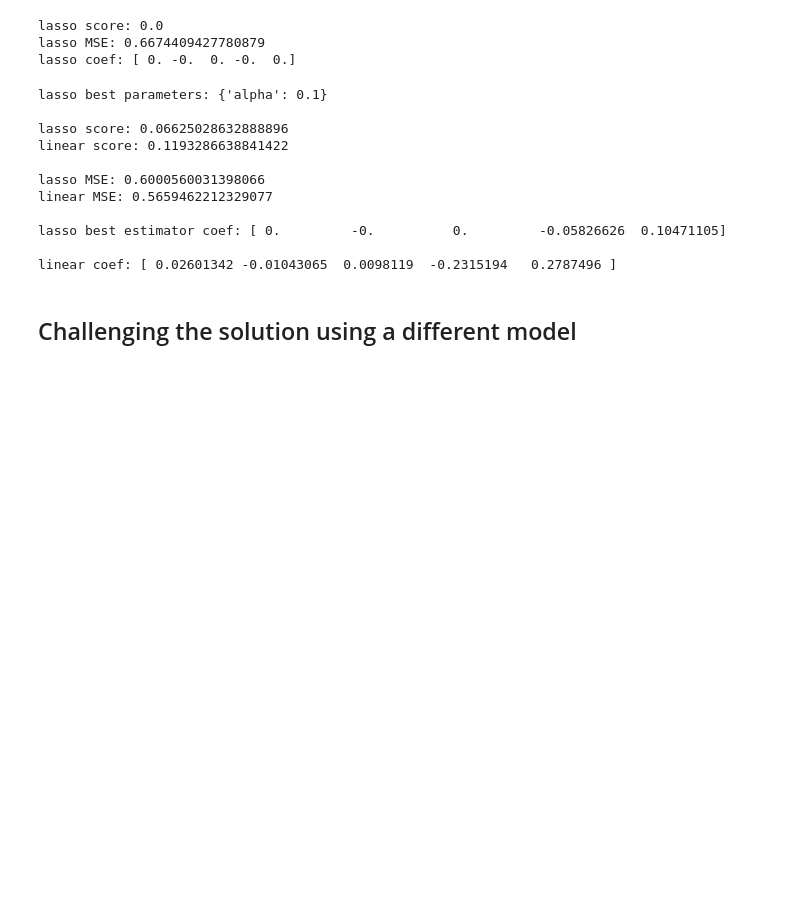
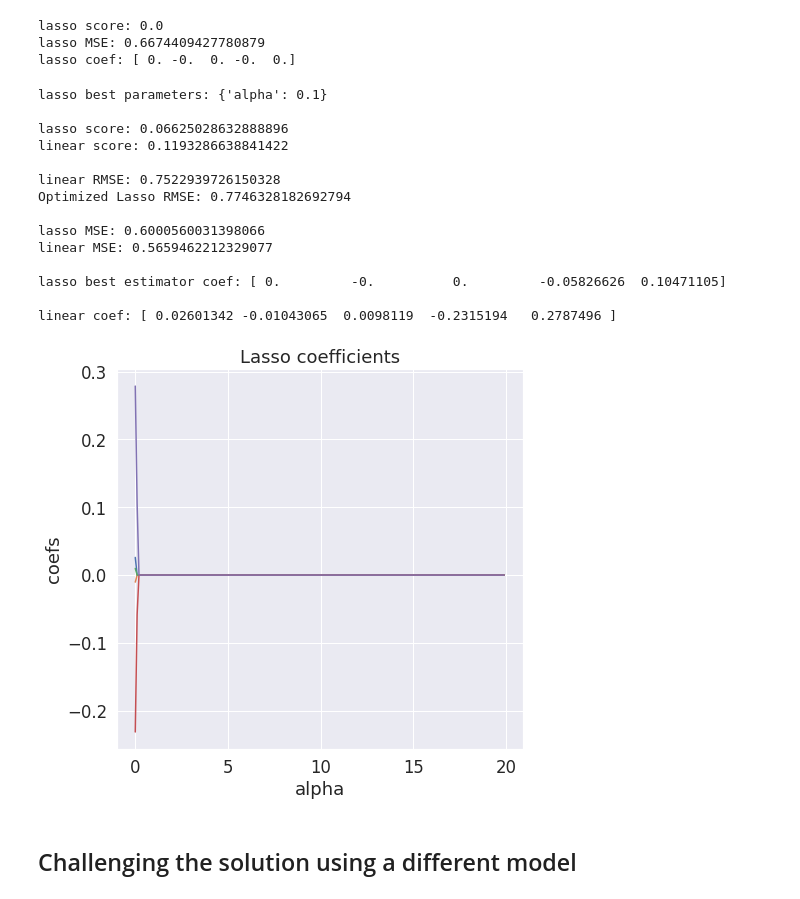
Before and after one commit to booorayan/Regression_fifa, a Jupyter notebook: Football_Match_Predictions.ipynb, the cells around one changed output. Saved outputs shown, nothing was run; the diff lists cells and outputs as text; code cells hidden in the pictures; blank space fills up the shorter version.

```diff
--- a/Football_Match_Predictions.ipynb
+++ b/Football_Match_Predictions.ipynb
@@ -1987,6 +2018,8 @@ linear.fit(X_train, y_train)
 print("lasso best parameters:", gridlasso.best_params_)
 print("\nlasso score:", gridlasso.score(X_test, y_test))
 print("linear score:", linear.score(X_test, y_test))
+print("\nlinear RMSE:", np.sqrt(mean_squared_error(y_test, linear.predict(X_test))))
+print("Optimized Lasso RMSE:", np.sqrt(mean_squared_error(y_test, gridlasso.predict(X_test))))
 print("\nlasso MSE:", mean_squared_error(y_test, gridlasso.predict(X_test)))
 print("linear MSE:", mean_squared_error(y_test, linear.predict(X_test)))
 print("\nlasso best estimator coef:", gridlasso.best_estimator_.coef_)
@@ -1996,6 +2029,9 @@ lasso best parameters: {'alpha': 0.1}
 
 lasso score: 0.06625028632888896
 linear score: 0.1193286638841422
+
+linear RMSE: 0.7522939726150328
+Optimized Lasso RMSE: 0.7746328182692794
 
 lasso MSE: 0.6000560031398066
 linear MSE: 0.5659462212329077
@@ -2003,6 +2039,35 @@ linear MSE: 0.5659462212329077
 lasso best estimator coef: [ 0.         -0.          0.         -0.05826626  0.10471105]
 
 linear coef: [ 0.02601342 -0.01043065  0.0098119  -0.2315194   0.2787496 ]
+# %%
+_score# Importing library for visualization
+Lassocoefs = []
+
+# Building Lasso for 200 values of alpha and write the coefficients into array
+#
+Lassoalphas = np.arange(0, 20, 0.1)
+for i in range(200):
+    lasso = linear_model.Lasso(alpha=Lassoalphas[i])
+    lasso.fit(X_train, y_train)
+    Lassocoefs.append(lasso.coef_)
+
+# Building Lasso coefficient plots
+#
+plt.figure(figsize = (16,7))
+
+plt.subplot(121)
+plt.plot(Lassoalphas, Lassocoefs)
+plt.title('Lasso coefficients')
+plt.xlabel('alpha')
+plt.ylabel('coefs')
+
+plt.show()
+
+# As we can see, Lasso influences less on the large coefficients, but the small ones Lasso reduces to zeroes.
+# Therefore Lasso can also be used to determine which features are important
+# to us and keeps the features that may influence the target variable
+# %% [output]
+[figure, added]
 # %% [markdown]
 ##  Challenging the solution using a different model
 # %%
```
Also changed, not shown: parts of 8 cells of this notebook.
